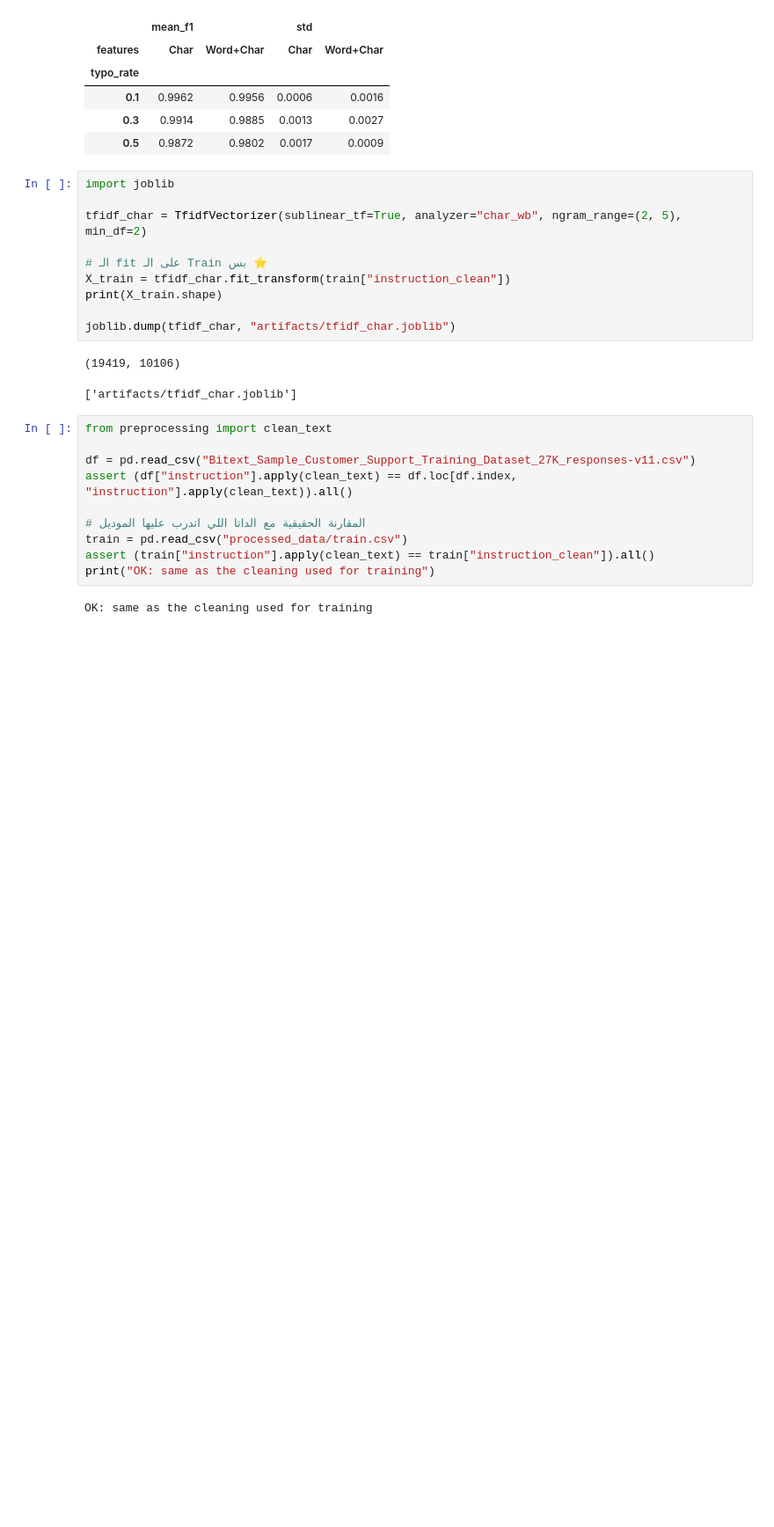
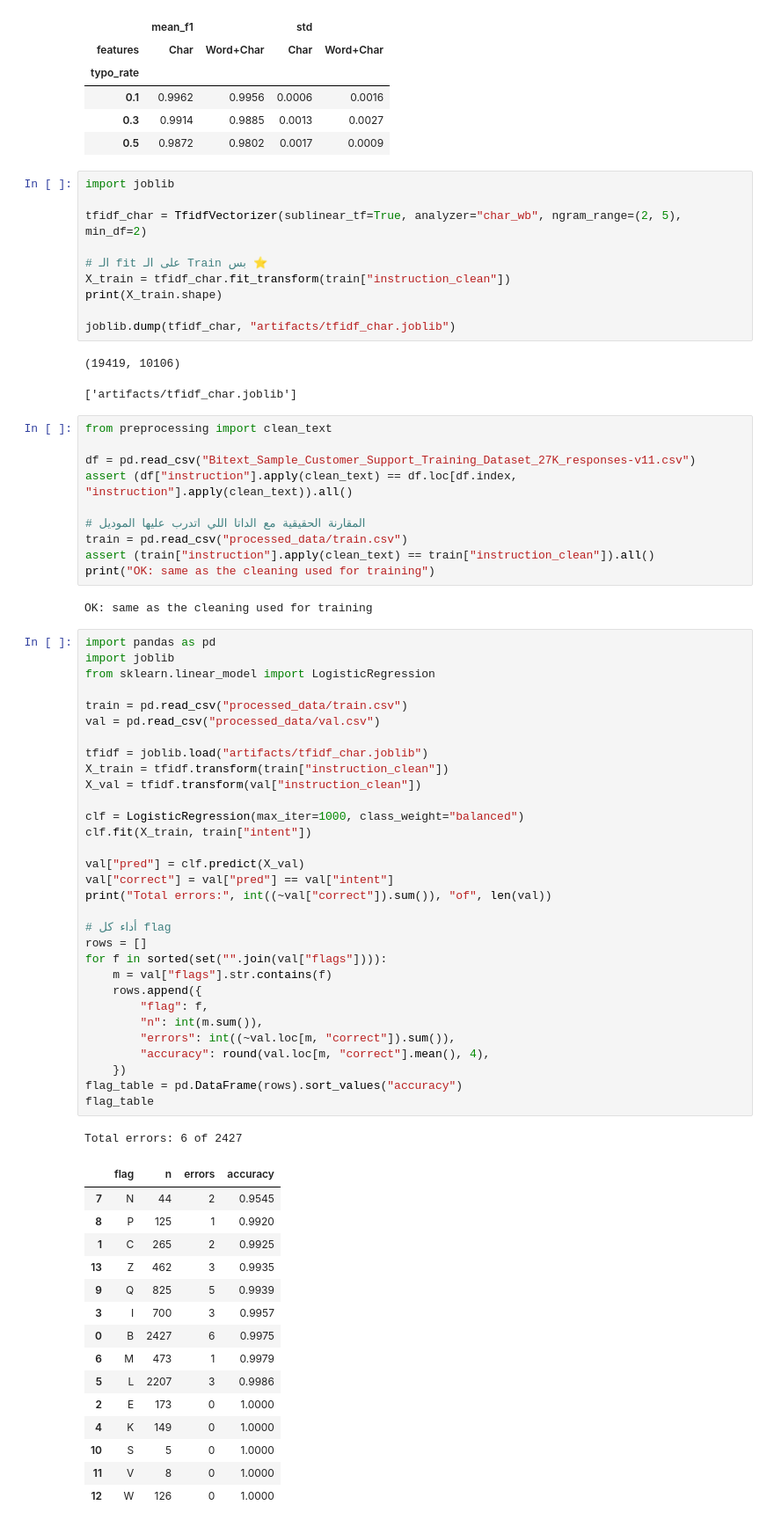
Before and after one commit to hananAhmed07/Customer-Support-Project, a Jupyter notebook: nlp_preprocessing.ipynb, the cells around one changed output. Shown at 88% size. Drawn from its saved outputs; the diff is of its cells as text; blank space fills up the shorter version.

Commit message:
Add per-flag error analysis

```diff
--- a/nlp_preprocessing.ipynb
+++ b/nlp_preprocessing.ipynb
@@ -495,3 +495,51 @@ assert (train["instruction"].apply(clean_text) == train["instruction_clean"]).al
 print("OK: same as the cleaning used for training")
 # %% [output]
 OK: same as the cleaning used for training
+# %%
+import pandas as pd
+import joblib
+from sklearn.linear_model import LogisticRegression
+
+train = pd.read_csv("processed_data/train.csv")
+val = pd.read_csv("processed_data/val.csv")
+
+tfidf = joblib.load("artifacts/tfidf_char.joblib")
+X_train = tfidf.transform(train["instruction_clean"])
+X_val = tfidf.transform(val["instruction_clean"])
+
+clf = LogisticRegression(max_iter=1000, class_weight="balanced")
+clf.fit(X_train, train["intent"])
+
+val["pred"] = clf.predict(X_val)
+val["correct"] = val["pred"] == val["intent"]
+print("Total errors:", int((~val["correct"]).sum()), "of", len(val))
+
+# أداء كل flag
+rows = []
+for f in sorted(set("".join(val["flags"]))):
+    m = val["flags"].str.contains(f)
+    rows.append({
+        "flag": f,
+        "n": int(m.sum()),
+        "errors": int((~val.loc[m, "correct"]).sum()),
+        "accuracy": round(val.loc[m, "correct"].mean(), 4),
+    })
+flag_table = pd.DataFrame(rows).sort_values("accuracy")
+flag_table
+# %% [output]
+Total errors: 6 of 2427
+|  | flag | n | errors | accuracy |
+| 7 | N | 44 | 2 | 0.9545 |
+| 8 | P | 125 | 1 | 0.9920 |
+| 1 | C | 265 | 2 | 0.9925 |
+| 13 | Z | 462 | 3 | 0.9935 |
+| 9 | Q | 825 | 5 | 0.9939 |
+| 3 | I | 700 | 3 | 0.9957 |
+| 0 | B | 2427 | 6 | 0.9975 |
+| 6 | M | 473 | 1 | 0.9979 |
+| 5 | L | 2207 | 3 | 0.9986 |
+| 2 | E | 173 | 0 | 1.0000 |
+| 4 | K | 149 | 0 | 1.0000 |
+| 10 | S | 5 | 0 | 1.0000 |
+| 11 | V | 8 | 0 | 1.0000 |
+| 12 | W | 126 | 0 | 1.0000 |
```
Also changed, not shown: parts of 2 cells of this notebook.
